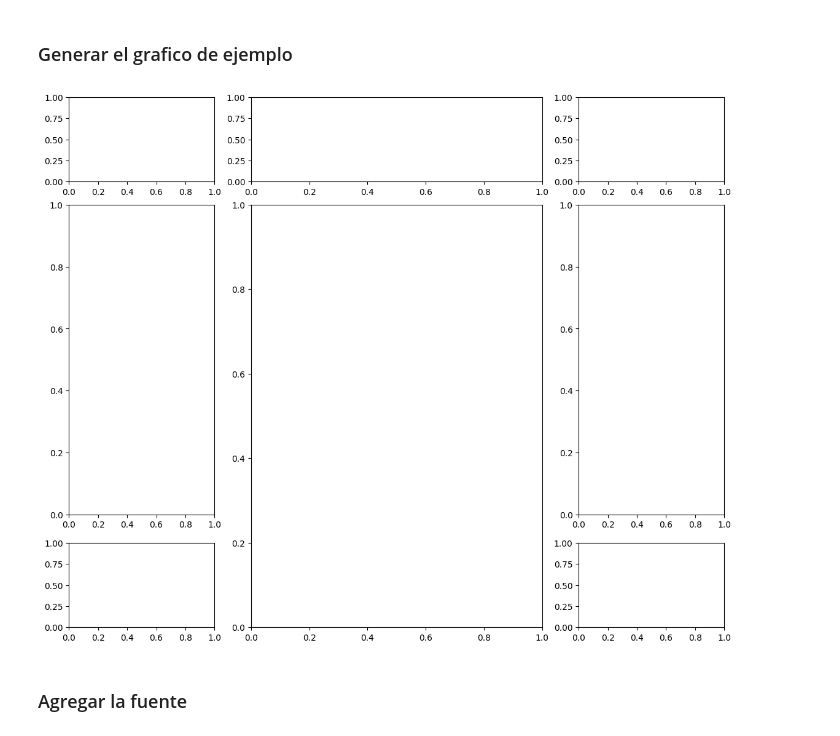
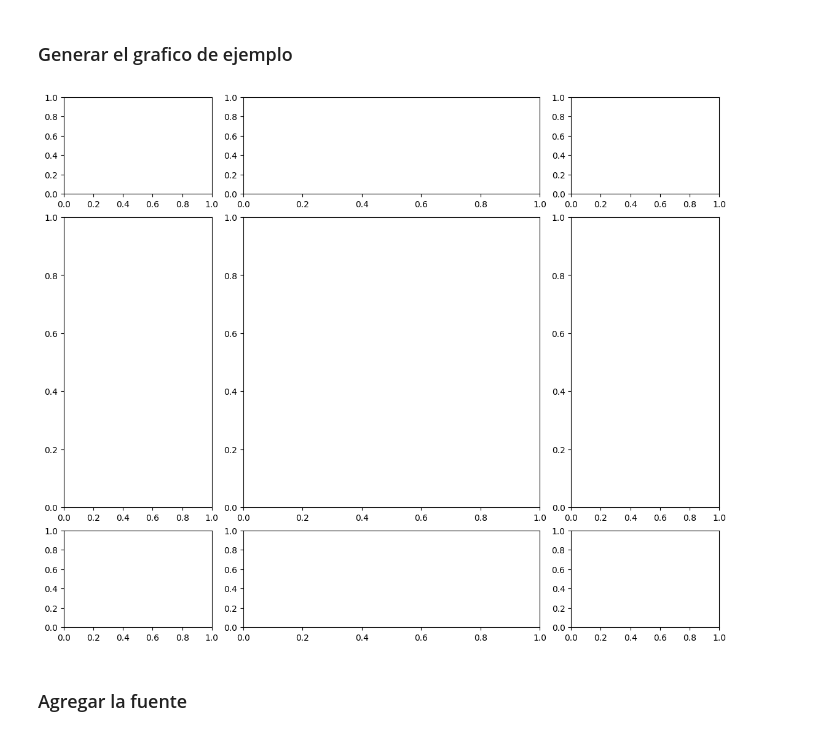
Before and after one commit to Daniher01/resumenes_estadisticos, a Jupyter notebook: estadísticas.ipynb, the cells around one changed output. Saved outputs shown, nothing was run; the diff lists cells and outputs as text; code cells hidden in the pictures.

Commit message:
update plot

```diff
--- a/estadísticas.ipynb
+++ b/estadísticas.ipynb
@@ -20,30 +20,32 @@ URL_MATCH = "https://www.sofascore.com/boca-juniors-fluminense/lOscob#11716722"
 # %%
 fig = plt.figure(figsize=(16,9),constrained_layout=True)
 gs = fig.add_gridspec(nrows=5,ncols=6)
 fig.set_facecolor('white')
 
 # escudo local
 ax1 = fig.add_subplot(gs[0,0:1])
 
 # escudo visitante
 ax2 = fig.add_subplot(gs[0,3:4])
 
 ax3 = fig.add_subplot(gs[0,1:3])
 
 # equipo local
 ax6 = fig.add_subplot(gs[1:4,:1])
 
 ax10 = fig.add_subplot(gs[4:,:1])
 
 # info partido
-ax7 = fig.add_subplot(gs[1:,1:3])
+ax7 = fig.add_subplot(gs[1:4,1:3])
+
+ax8 = fig.add_subplot(gs[4:,1:3])
 
 # equipo visitante
-ax8 = fig.add_subplot(gs[1:4,3:4])
+ax9 = fig.add_subplot(gs[1:4,3:4])
 
-ax9 = fig.add_subplot(gs[4:,3:4])
+ax11 = fig.add_subplot(gs[4:,3:4])
 # %% [output]
-[figure, old version]
+[figure, new version]
 # %% [markdown]
 ### Agregar la fuente
 # %%
```
Also changed, not shown: parts of 3 cells of this notebook.
